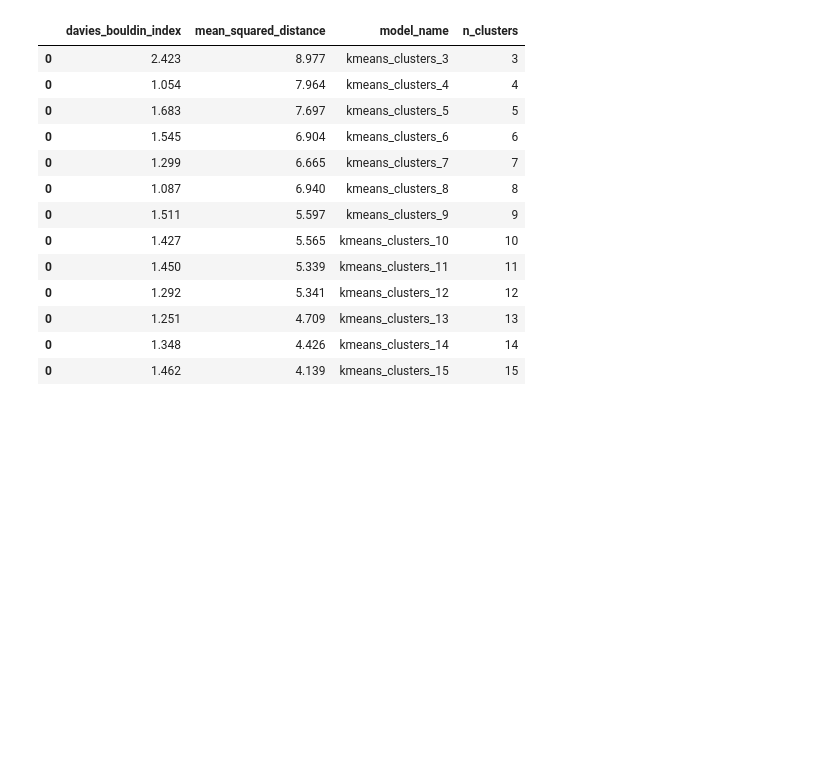
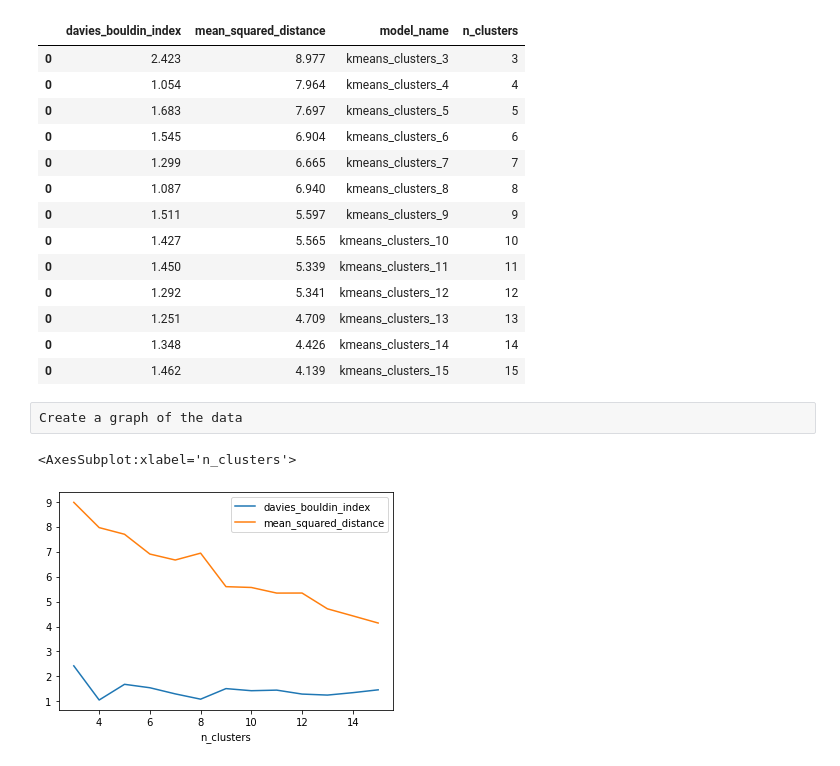
Before and after one commit to paulowe/bigquery-kmeans, a Jupyter notebook: kmeans/kmeans.ipynb, the cells around one changed output. Drawn from its saved outputs; the diff is of its cells as text; code cells hidden in the pictures; blank space fills up the shorter version.

```diff
--- a/kmeans/kmeans.ipynb
+++ b/kmeans/kmeans.ipynb
@@ -430,3 +430,10 @@ df
 | 0 | 1.251 | 4.709 | kmeans_clusters_13 | 13 |
 | 0 | 1.348 | 4.426 | kmeans_clusters_14 | 14 |
 | 0 | 1.462 | 4.139 | kmeans_clusters_15 | 15 |
+# %% [raw]
+Create a graph of the data
+# %%
+df.plot.line(x='n_clusters', y=['davies_bouldin_index', 'mean_squared_distance'])
+# %% [output]
+<AxesSubplot:xlabel='n_clusters'>
+[figure, added]
```
Also changed, not shown: parts of 2 cells of this notebook.
